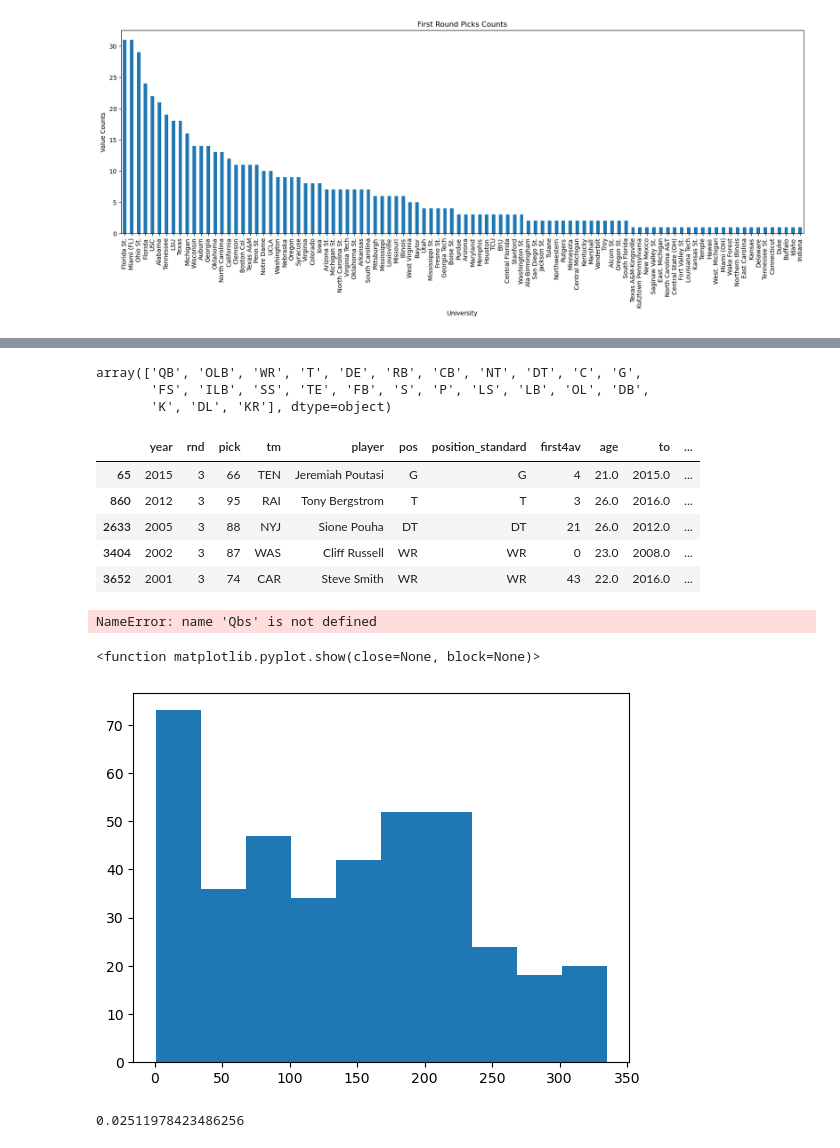
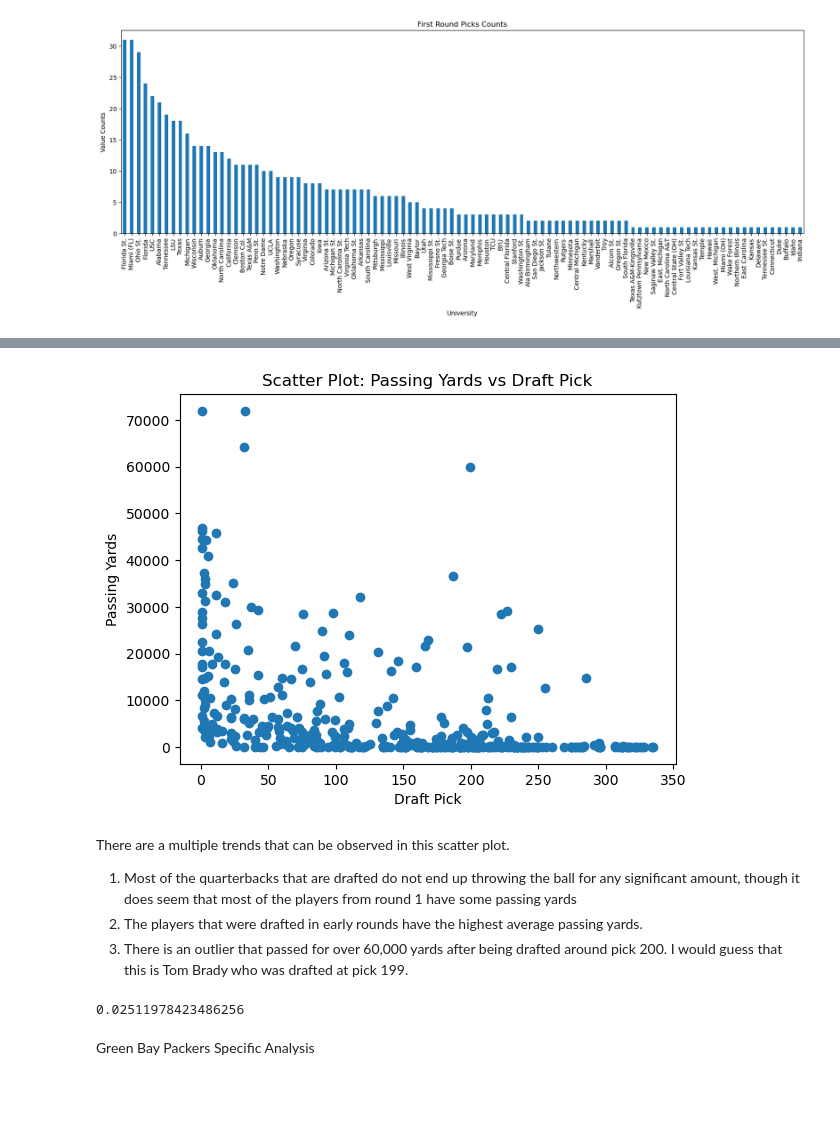
Before and after one commit to Brandonwood44/Football, a Jupyter notebook: NFL_draft.ipynb, the cells around one changed output, grey strips where cells are left out. Cells and saved outputs as stored; diff of their text form; code cells hidden in the pictures; blank space fills up the shorter version.

```diff
--- a/NFL_draft.ipynb
+++ b/NFL_draft.ipynb
@@ -115,6 +133,5 @@ plt.show()
 # %%
-#Find correlations between position and draft status
-#Quaterback_correlation = draft['pos'].corr(draft['rnd'])
+#Split the data into positional group for further analysis
 
 
 qbs = draft[draft['pos'] == 'QB']
@@ -137,47 +154,20 @@ dbs = draft[draft['pos'] == 'DB']
 kickers = draft[draft['pos'] == 'K']
 dl = draft[draft['pos'] == 'DL']
 kr = draft[draft['pos'] == 'KR']
-
-
-from prettytable import PrettyTable
-
-table = PrettyTable()
-table.field_names = ["Name", "Age", "City"]
-table.add_row(["Alice", 30, "New York"])
-table.add_row(["Bob", 24, "London"])
-print(table)
-# %% [output]
-array(['QB', 'OLB', 'WR', 'T', 'DE', 'RB', 'CB', 'NT', 'DT', 'C', 'G',
-       'FS', 'ILB', 'SS', 'TE', 'FB', 'S', 'P', 'LS', 'LB', 'OL', 'DB',
-       'K', 'DL', 'KR'], dtype=object)
-# %%
-utahstate = draft[draft['college_univ'] == 'Utah']['pos'].value_counts()
-utahstate
-
-utah = draft[(draft['rnd'] == 3) & (draft['college_univ'] == 'Utah')]
-utah
-# %% [output]
-|  | year | rnd | pick | tm | player | pos | position_standard | first4av | age | to | ... |
-| 65 | 2015 | 3 | 66 | TEN | Jeremiah Poutasi | G | G | 4 | 21.0 | 2015.0 | ... |
-| 860 | 2012 | 3 | 95 | RAI | Tony Bergstrom | T | T | 3 | 26.0 | 2016.0 | ... |
-| 2633 | 2005 | 3 | 88 | NYJ | Sione Pouha | DT | DT | 21 | 26.0 | 2012.0 | ... |
-| 3404 | 2002 | 3 | 87 | WAS | Cliff Russell | WR | WR | 0 | 23.0 | 2008.0 | ... |
-| 3652 | 2001 | 3 | 74 | CAR | Steve Smith | WR | WR | 43 | 22.0 | 2016.0 | ... |
 # %%
-Qbs['pass_yds'].corr(Qbs['pick'])
-plt.scatter(Qbs['pass_yds'], Qbs['pick'])
-plt.xlabel("Passing Yards")
-plt.ylabel("Draft Pick")
+qbs['pass_yds'].corr(qbs['pick'])
+plt.scatter(qbs['pick'], qbs['pass_yds'])
+plt.xlabel("Draft Pick")
+plt.ylabel("Passing Yards")
 plt.title("Scatter Plot: Passing Yards vs Draft Pick")
 plt.show()
 # %% [output]
-NameError: name 'Qbs' is not defined
+[figure, added]
-# %%
-plt.hist(Qbs['pick'])
-plt.show
-# %% [output]
-<function matplotlib.pyplot.show(close=None, block=None)>
-[figure, removed]
+# %% [markdown]
+There are a multiple trends that can be observed in this scatter plot.
+1. Most of the quarterbacks that are drafted do not end up throwing the ball for any significant amount, though it does seem that most of the players from round 1 have some passing yards
+2. The players that were drafted in early rounds have the highest average passing yards.
+3. There is an outlier that passed for over 60,000 yards after being drafted around pick 200. I would guess that this is Tom Brady who was drafted at pick 199.
 # %%
 draft['pos_numeric'] = draft['pos'].astype('category').cat.codes
 draft
@@ -185,3 +175,5 @@ draft
 draft['pick'].corr(draft['pos_numeric'])
 # %% [output]
 0.02511978423486256
+# %% [markdown]
+Green Bay Packers Specific Analysis
```
Also changed, not shown: parts of 8 cells of this notebook.
